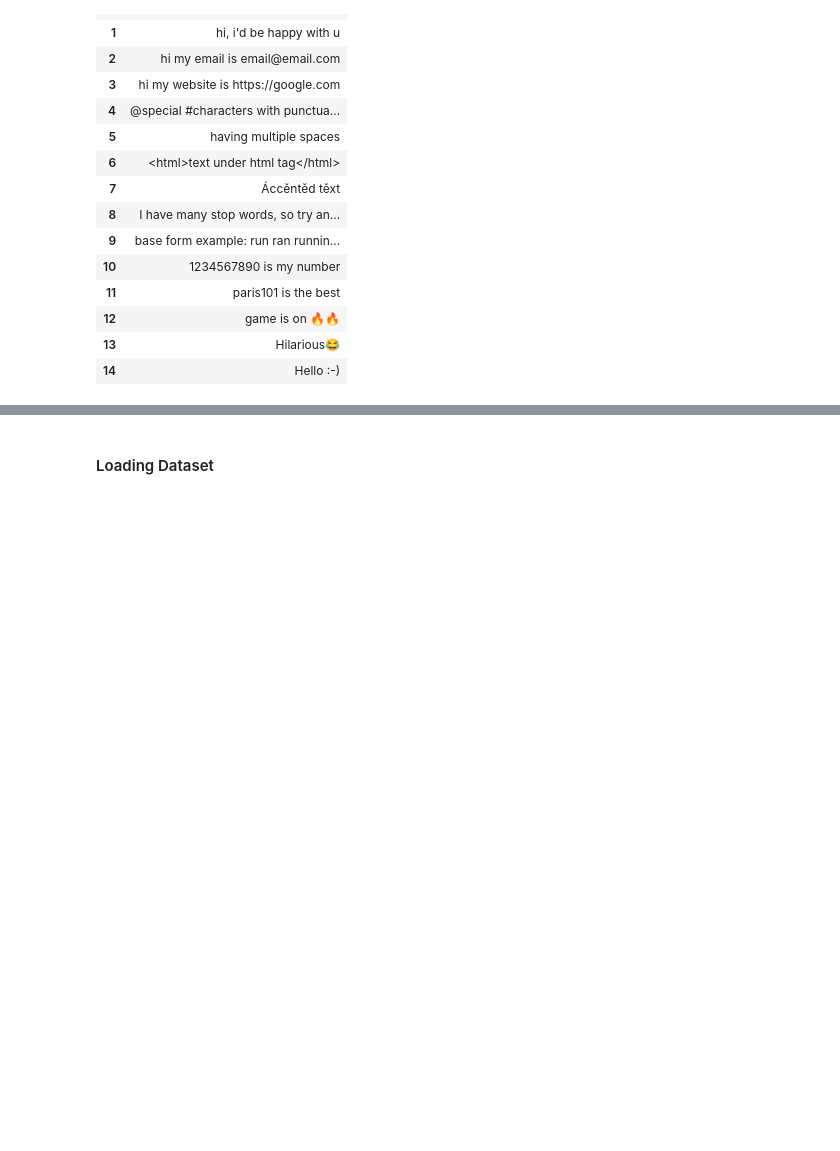
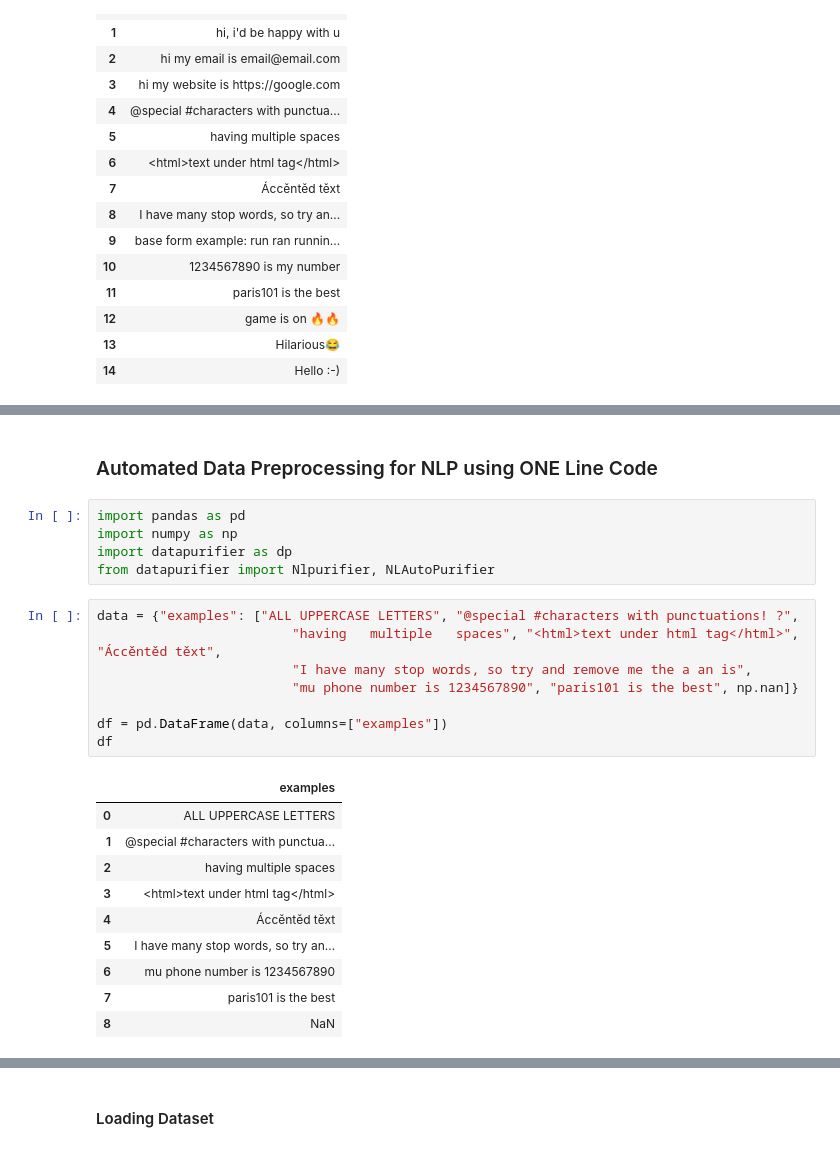
Before and after one commit to Elysian01/Codify, a Jupyter notebook: demo/Data_Purifier_Package_Example.ipynb, the cells around one changed output, grey strips where cells are left out. Cells and saved outputs as stored; diff of their text form; blank space fills up the shorter version.

```diff
--- a/demo/Data_Purifier_Package_Example.ipynb
+++ b/demo/Data_Purifier_Package_Example.ipynb
@@ -152,3 +111,29 @@ pure_df
 | 12 | game is on 🔥🔥 | game | [] | 0 | 0 |
 | 13 | Hilarious😂 | hilarious | [] | 0 | 0 |
 | 14 | Hello :-) | hello Happyfacesmiley | [] | 0 | 0 |
+# %% [markdown]
+### Automated Data Preprocessing for NLP using ONE Line Code
+# %%
+import pandas as pd
+import numpy as np
+import datapurifier as dp
+from datapurifier import Nlpurifier, NLAutoPurifier
+# %%
+data = {"examples": ["ALL UPPERCASE LETTERS", "@special #characters with punctuations! ?",
+                         "having   multiple   spaces", "<html>text under html tag</html>", "Áccěntěd těxt",
+                         "I have many stop words, so try and remove me the a an is",
+                         "mu phone number is 1234567890", "paris101 is the best", np.nan]}
+
+df = pd.DataFrame(data, columns=["examples"])
+df
+# %% [output]
+|  | examples |
+| 0 | ALL UPPERCASE LETTERS |
+| 1 | @special #characters with punctua... |
+| 2 | having multiple spaces |
+| 3 | <html>text under html tag</html> |
+| 4 | Áccěntěd těxt |
+| 5 | I have many stop words, so try an... |
+| 6 | mu phone number is 1234567890 |
+| 7 | paris101 is the best |
+| 8 | NaN |
```
Also changed, not shown: parts of 13 cells of this notebook, 2 other files.
